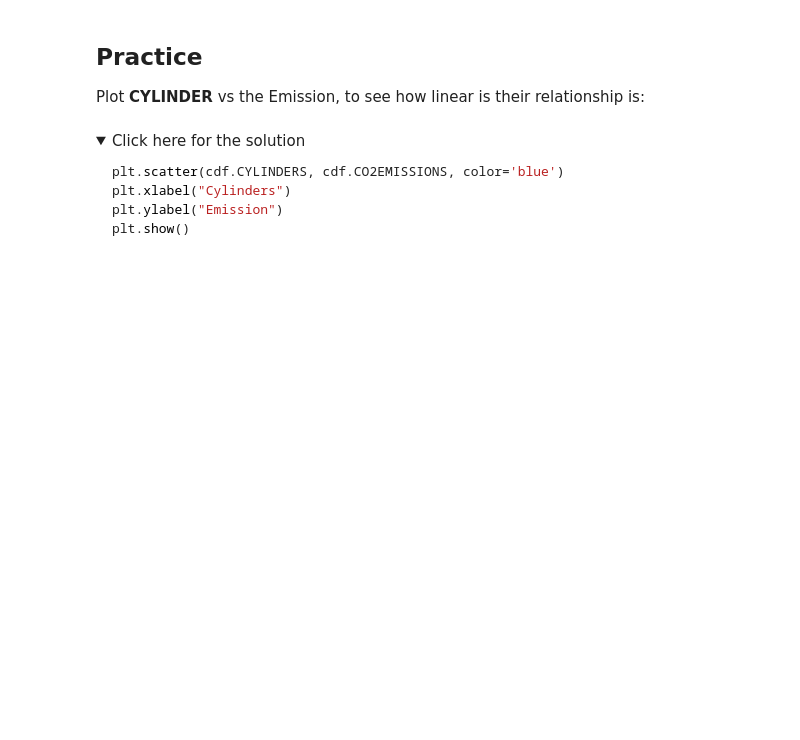
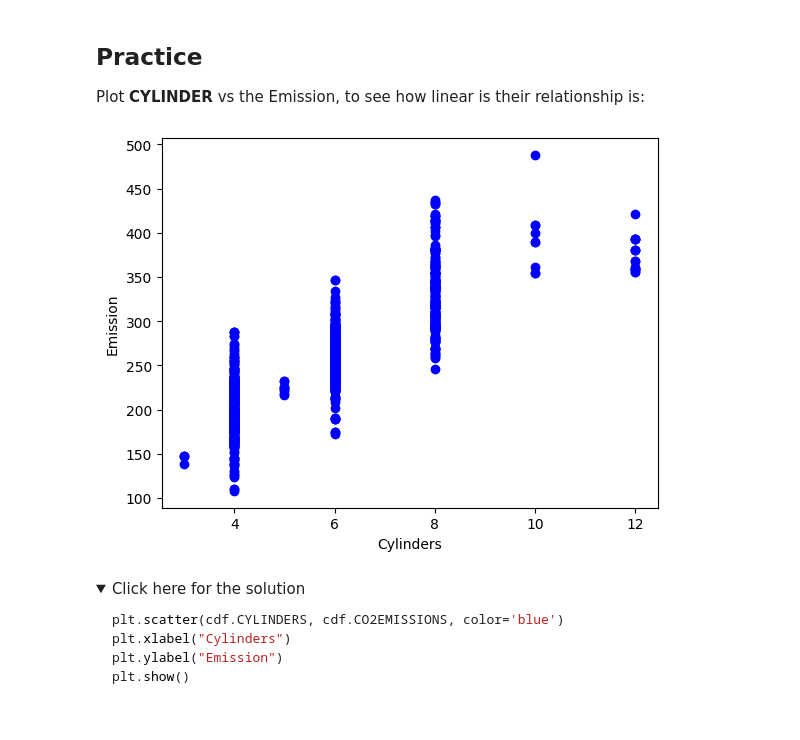
Before and after one commit to Scooper21/ibm_datascience, a Jupyter notebook: Machine Learning with Python/ML0101EN-Reg-Simple-Linear-Regression-Co2.ipynb, the cells around one changed output. Drawn from its saved outputs; the diff is of its cells as text; code cells hidden in the pictures; folded sections open; blank space fills up the shorter version.

```diff
--- a/Machine Learning with Python/ML0101EN-Reg-Simple-Linear-Regression-Co2.ipynb
+++ b/Machine Learning with Python/ML0101EN-Reg-Simple-Linear-Regression-Co2.ipynb
@@ -60,7 +81,7 @@ We have downloaded a fuel consumption dataset, **`FuelConsumption.csv`**, which
 # %% [markdown]
 ## Reading the data in
 # %%
-df = pd.read_csv("FuelConsumption.csv")
+df = pd.read_csv("FuelConsumptionCo2.csv")
 
 # take a look at the dataset
 df.head()
@@ -98,6 +153,13 @@ plt.show()
 Plot __CYLINDER__ vs the Emission, to see how linear is their relationship is:
 # %%
 # write your code here
+
+plt.scatter(cdf.CYLINDERS, cdf.CO2EMISSIONS,  color='blue')
+plt.xlabel("Cylinders")
+plt.ylabel("Emission")
+plt.show()
+# %% [output]
+[figure, added]
 # %% [markdown]
 <details><summary>Click here for the solution</summary>
 
```
Also changed, not shown: parts of 16 cells of this notebook, 1 other file.
